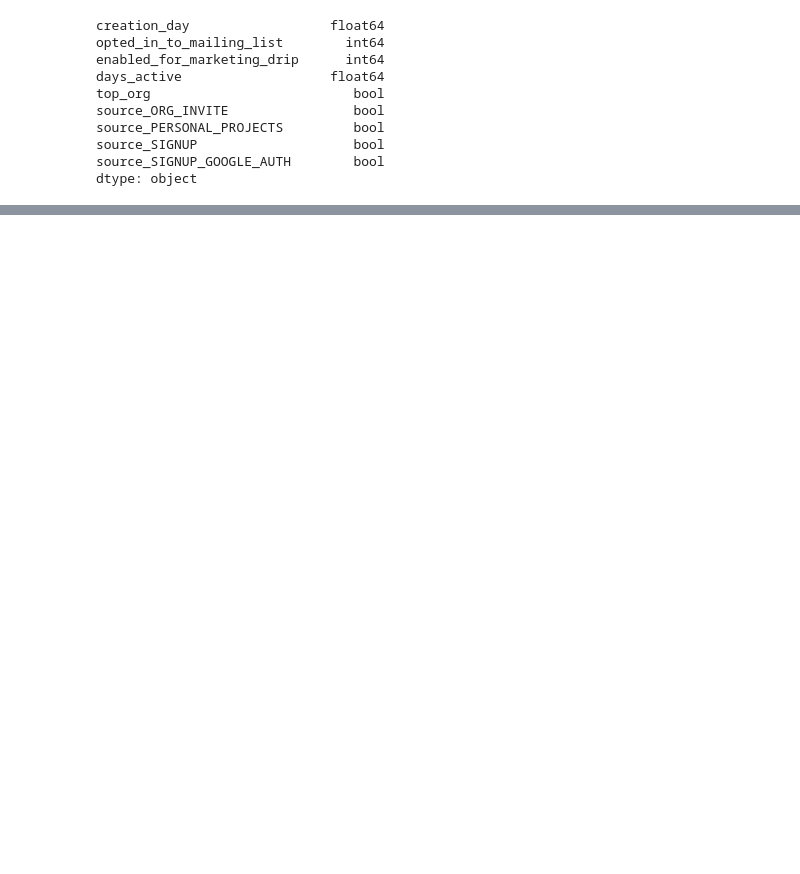
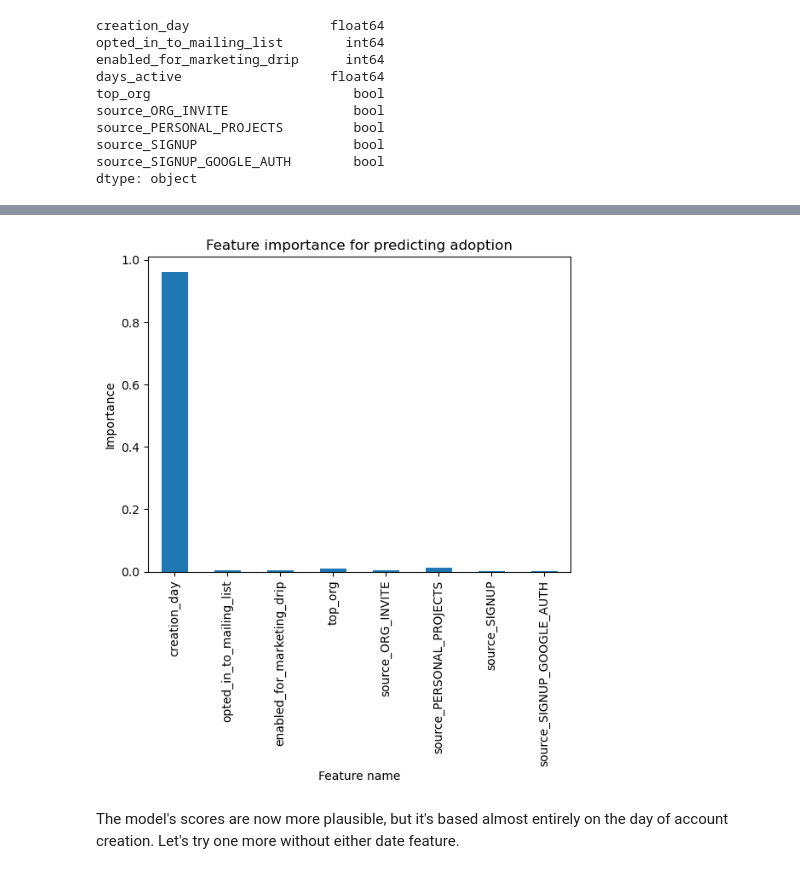
Before and after one commit to MsEM11/Relax_Challenge, a Jupyter notebook: Relax_challenge_code.ipynb, the cells around one changed output, grey strips where cells are left out. Drawn from its saved outputs; the diff is of its cells as text; code cells hidden in the pictures; blank space fills up the shorter version.

```diff
--- a/Relax_challenge_code.ipynb
+++ b/Relax_challenge_code.ipynb
@@ -584,0 +611,3 @@ weighted avg       0.98      0.98      0.98      2400
+# %%
+X_train = X_train.drop('days_active',axis=1)
+X_test = X_test.drop('days_active',axis=1)
@@ -584,0 +629,5 @@ weighted avg       0.98      0.98      0.98      2400
+# %%
+forest2 = RandomForestClassifier(random_state=42,n_estimators=1000,min_samples_split=5,
+                                 min_samples_leaf=1,max_features='sqrt',max_depth=40,bootstrap=False)
+# %%
+forest2.fit(X_train,y_train)
@@ -584,0 +650,12 @@ weighted avg       0.98      0.98      0.98      2400
+# %%
+forest2_importances = pd.Series(forest2.feature_importances_,index=predictive_columns)
+# %%
+forest2_importances.plot(kind='bar')
+plt.title('Feature importance for predicting adoption')
+plt.xlabel('Feature name')
+plt.ylabel('Importance')
+plt.show()
+# %% [output]
+[figure, added]
+# %% [markdown]
+The model's scores are now more plausible, but it's based almost entirely on the day of account creation. Let's try one more without either date feature.
```
Also changed, not shown: parts of 74 cells of this notebook.
